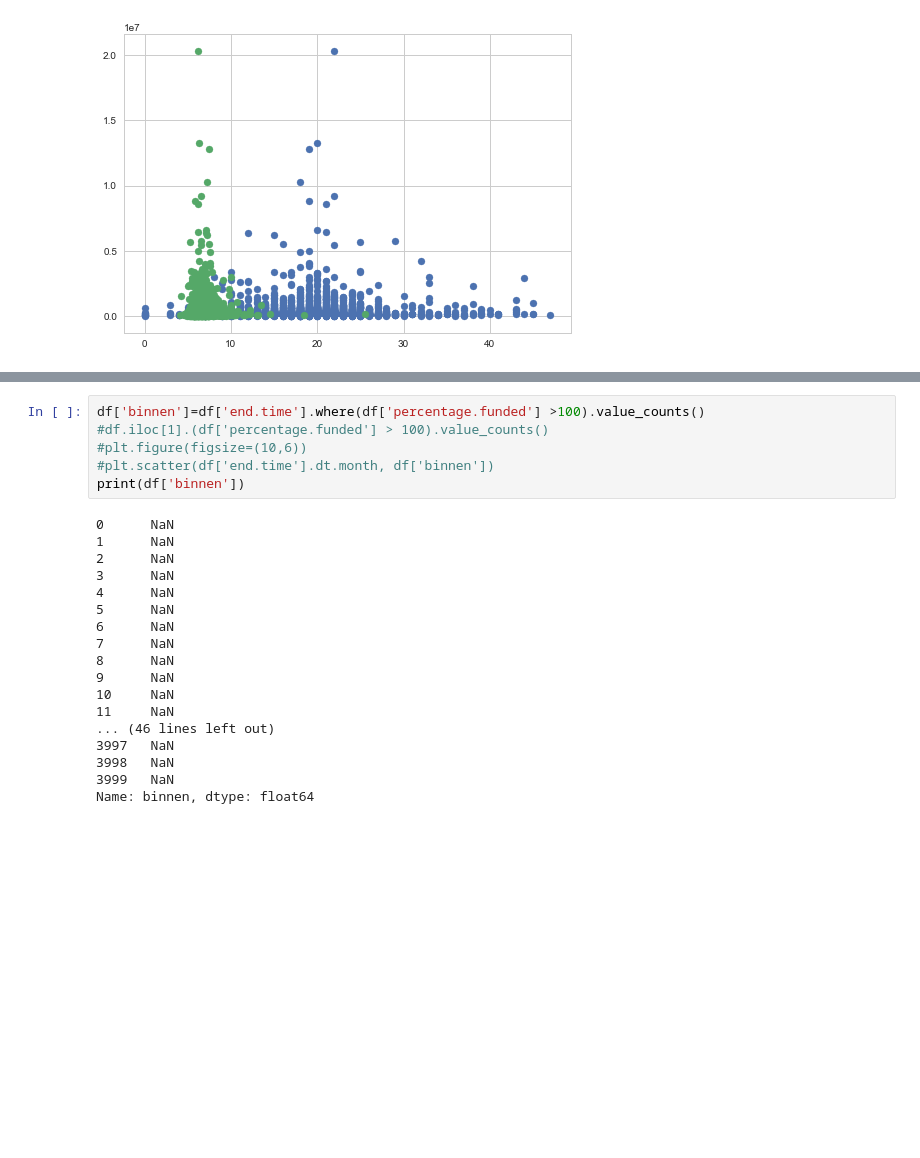
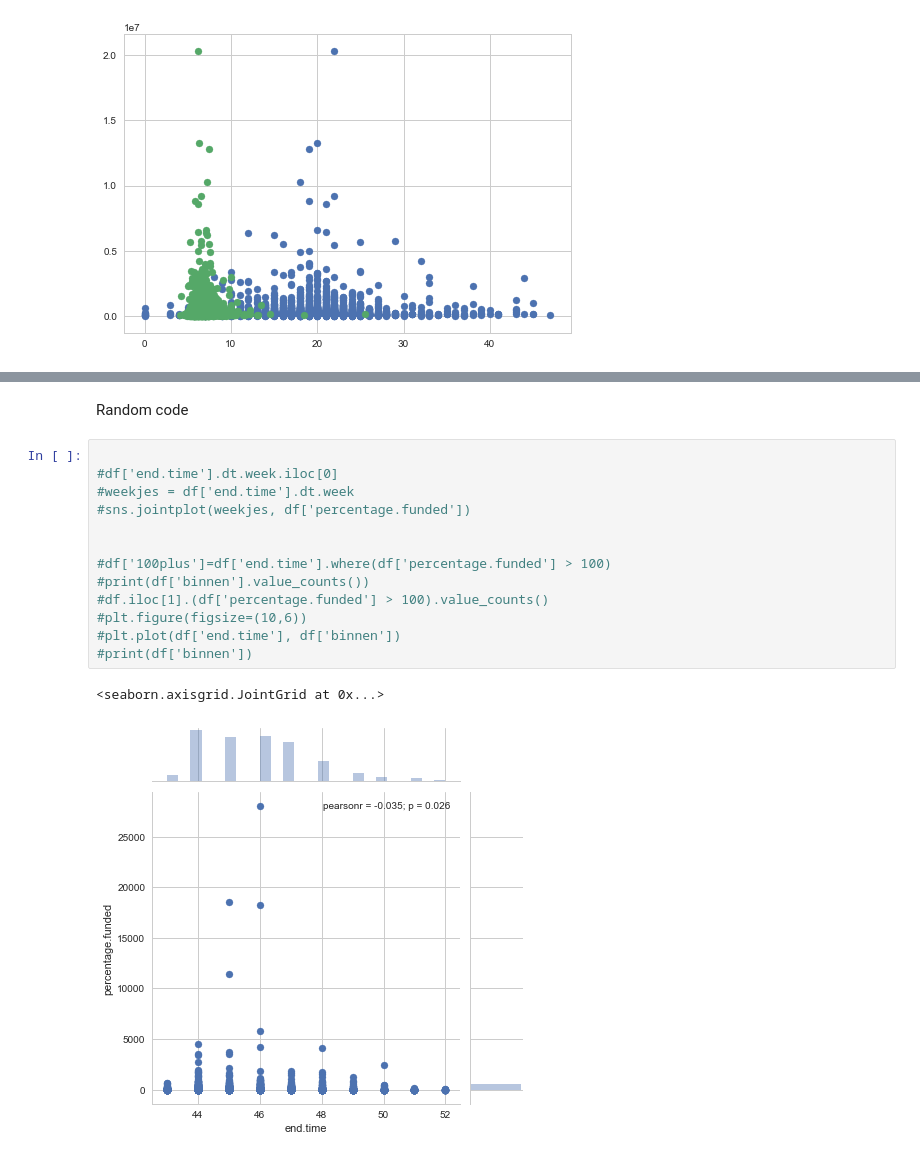
Before and after one commit to iwls/kickstarter, a Jupyter notebook: BDC2_Kickstarter_Project.ipynb, the cells around one changed output, grey strips where cells are left out. Drawn from its saved outputs; the diff is of its cells as text; blank space fills up the shorter version.

```diff
--- a/BDC2_Kickstarter_Project.ipynb
+++ b/BDC2_Kickstarter_Project.ipynb
@@ -119,24 +172,18 @@ plt.scatter(df2.blurb_alpw,df2['amt.pledged'])
+# %% [markdown]
+Random code
 # %%
-df['binnen']=df['end.time'].where(df['percentage.funded'] >100).value_counts()
+
+#df['end.time'].dt.week.iloc[0]
+#weekjes = df['end.time'].dt.week
+#sns.jointplot(weekjes, df['percentage.funded'])
+
+
+#df['100plus']=df['end.time'].where(df['percentage.funded'] > 100)
+#print(df['binnen'].value_counts())
 #df.iloc[1].(df['percentage.funded'] > 100).value_counts()
 #plt.figure(figsize=(10,6))
-#plt.scatter(df['end.time'].dt.month, df['binnen'])
-print(df['binnen'])
+#plt.plot(df['end.time'], df['binnen'])
+#print(df['binnen'])
 # %% [output]
-0      NaN
-1      NaN
-2      NaN
-3      NaN
-4      NaN
-5      NaN
-6      NaN
-7      NaN
-8      NaN
-9      NaN
-10     NaN
-11     NaN
-... (46 lines left out)
-3997   NaN
-3998   NaN
-3999   NaN
-Name: binnen, dtype: float64
+<seaborn.axisgrid.JointGrid at 0x...>
+[figure, added]
```
Also changed, not shown: parts of 9 cells of this notebook, 2 other files.
